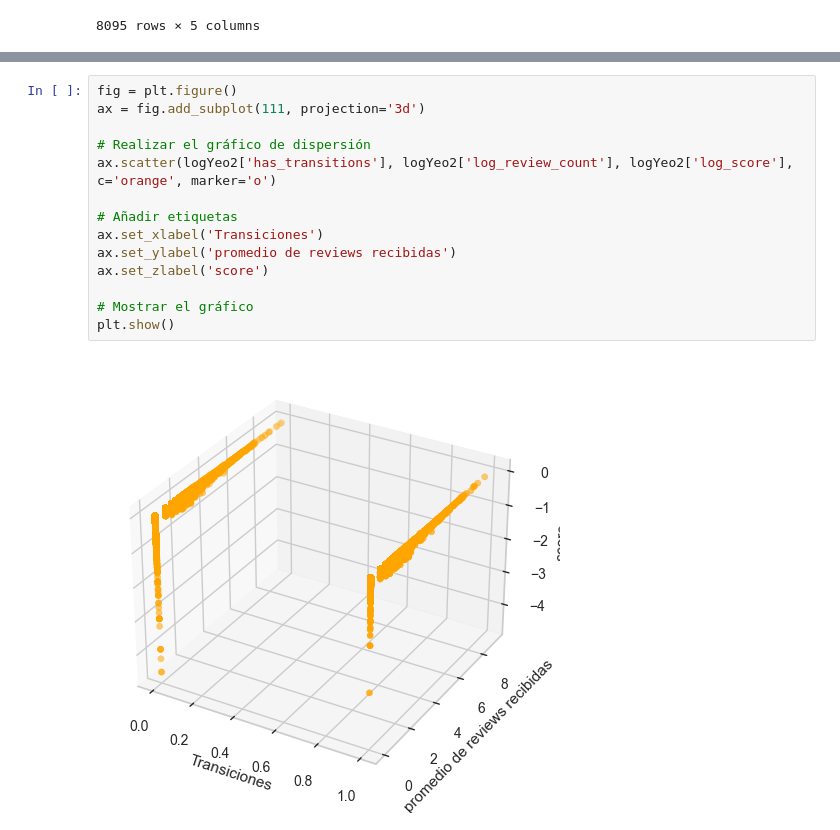
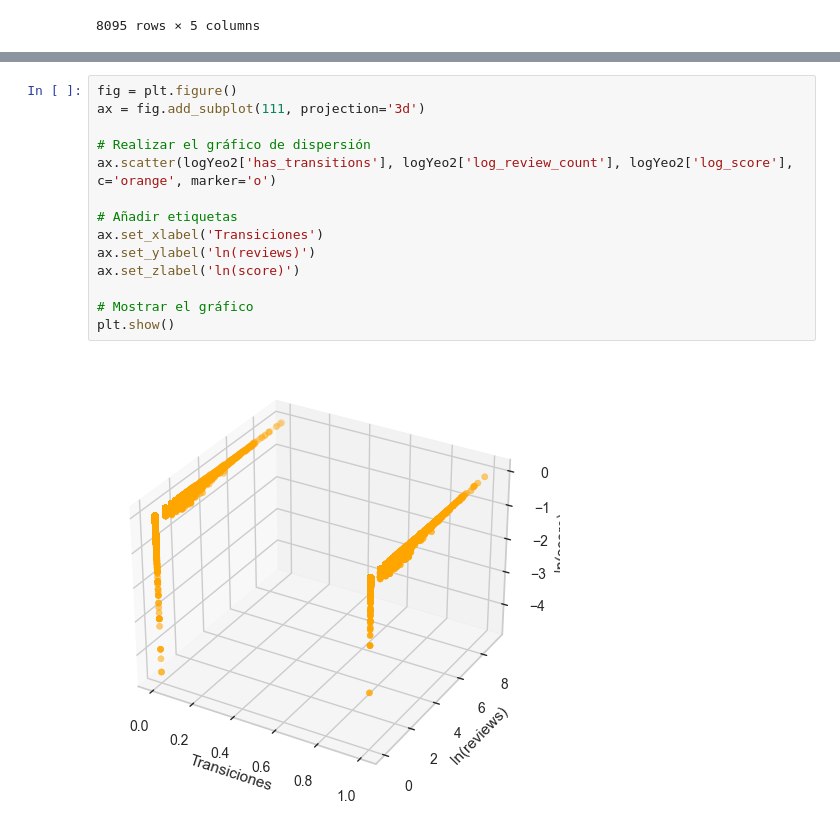
Before and after one commit to chainReactionCol/newRep, a Jupyter notebook: Data_StoryTelling_Sanchez_Ruiz.ipynb, the cells around one changed output, grey strips where cells are left out. Drawn from its saved outputs; the diff is of its cells as text.

```diff
--- a/Data_StoryTelling_Sanchez_Ruiz.ipynb
+++ b/Data_StoryTelling_Sanchez_Ruiz.ipynb
@@ -685,16 +699,16 @@ logYeo2
 # %%
 fig = plt.figure()
 ax = fig.add_subplot(111, projection='3d')
 
 # Realizar el gráfico de dispersión
 ax.scatter(logYeo2['has_transitions'], logYeo2['log_review_count'], logYeo2['log_score'], c='orange', marker='o')
 
 # Añadir etiquetas
 ax.set_xlabel('Transiciones')
-ax.set_ylabel('promedio de reviews recibidas')
-ax.set_zlabel('score')
+ax.set_ylabel('ln(reviews)')
+ax.set_zlabel('ln(score)')
 
 # Mostrar el gráfico
 plt.show()
 # %% [output]
-[figure, old version]
+[figure, new version]
```
Also changed, not shown: parts of 21 cells of this notebook, 3 other files.
